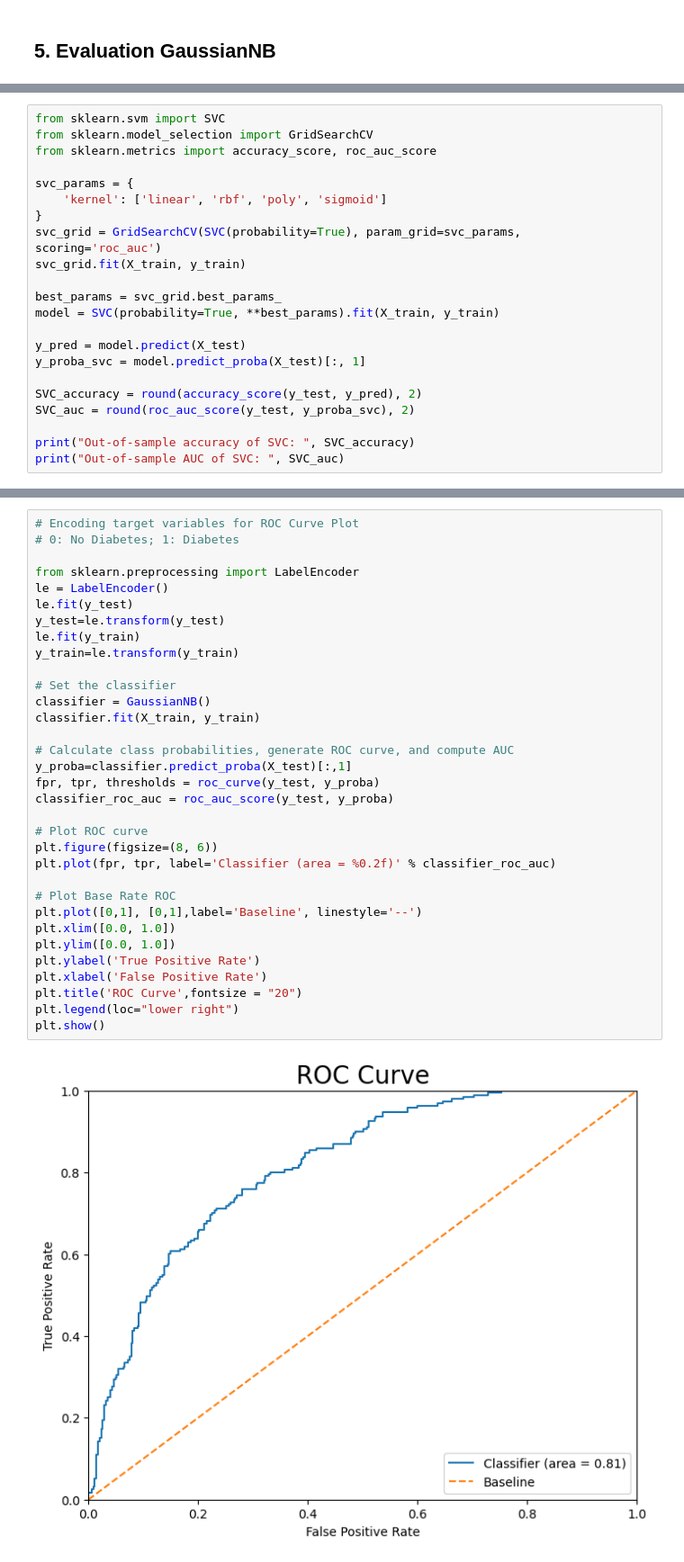
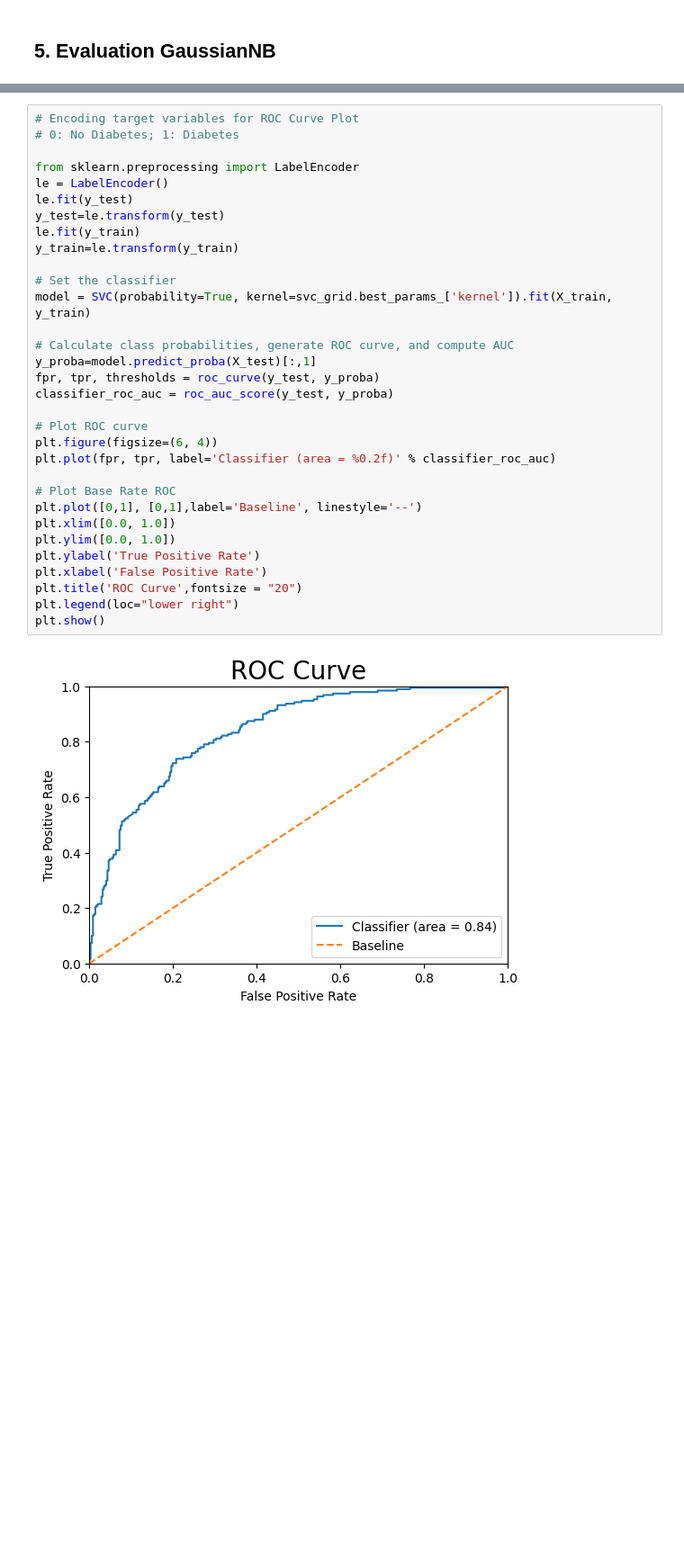
Before and after one commit to Taweilo/diabetes-prediction, a Jupyter notebook: Code_Diabetes_Prediction.ipynb, the cells around one changed output, grey strips where cells are left out. Shown at 90% size. Drawn from its saved outputs; the diff is of its cells as text; blank space fills up the shorter version.

```diff
--- a/Code_Diabetes_Prediction.ipynb
+++ b/Code_Diabetes_Prediction.ipynb
@@ -332,25 +332,3 @@ print("Out-of-sample AUC of SVC: ",SVC_auc)
 # %% [output]
 Out-of-sample accuracy of SVC:  0.77
 Out-of-sample AUC of SVC:  0.84
-# %%
-from sklearn.svm import SVC
-from sklearn.model_selection import GridSearchCV
-from sklearn.metrics import accuracy_score, roc_auc_score
-
-svc_params = {
-    'kernel': ['linear', 'rbf', 'poly', 'sigmoid']
-}
-svc_grid = GridSearchCV(SVC(probability=True), param_grid=svc_params, scoring='roc_auc')
-svc_grid.fit(X_train, y_train)
-
-best_params = svc_grid.best_params_
-model = SVC(probability=True, **best_params).fit(X_train, y_train)
-
-y_pred = model.predict(X_test)
-y_proba_svc = model.predict_proba(X_test)[:, 1]
-
-SVC_accuracy = round(accuracy_score(y_test, y_pred), 2)
-SVC_auc = round(roc_auc_score(y_test, y_proba_svc), 2)
-
-print("Out-of-sample accuracy of SVC: ", SVC_accuracy)
-print("Out-of-sample AUC of SVC: ", SVC_auc)
@@ -390,35 +365,34 @@ False Positive Rate: 0.15
 # %%
 # Encoding target variables for ROC Curve Plot
 # 0: No Diabetes; 1: Diabetes
 
 from sklearn.preprocessing import LabelEncoder
 le = LabelEncoder()
 le.fit(y_test)
 y_test=le.transform(y_test)
 le.fit(y_train)
 y_train=le.transform(y_train)
 
 # Set the classifier
-classifier = GaussianNB()
-classifier.fit(X_train, y_train)
+model = SVC(probability=True, kernel=svc_grid.best_params_['kernel']).fit(X_train, y_train)
 
 # Calculate class probabilities, generate ROC curve, and compute AUC
-y_proba=classifier.predict_proba(X_test)[:,1]
+y_proba=model.predict_proba(X_test)[:,1]
 fpr, tpr, thresholds = roc_curve(y_test, y_proba)
 classifier_roc_auc = roc_auc_score(y_test, y_proba)
 
 # Plot ROC curve
-plt.figure(figsize=(8, 6))
+plt.figure(figsize=(6, 4))
 plt.plot(fpr, tpr, label='Classifier (area = %0.2f)' % classifier_roc_auc)
 
 # Plot Base Rate ROC
 plt.plot([0,1], [0,1],label='Baseline', linestyle='--')
 plt.xlim([0.0, 1.0])
 plt.ylim([0.0, 1.0])
 plt.ylabel('True Positive Rate')
 plt.xlabel('False Positive Rate')
 plt.title('ROC Curve',fontsize = "20")
 plt.legend(loc="lower right")
 plt.show()
 # %% [output]
-[figure, old version]
+[figure, new version]
```
Also changed, not shown: parts of 4 cells of this notebook.
